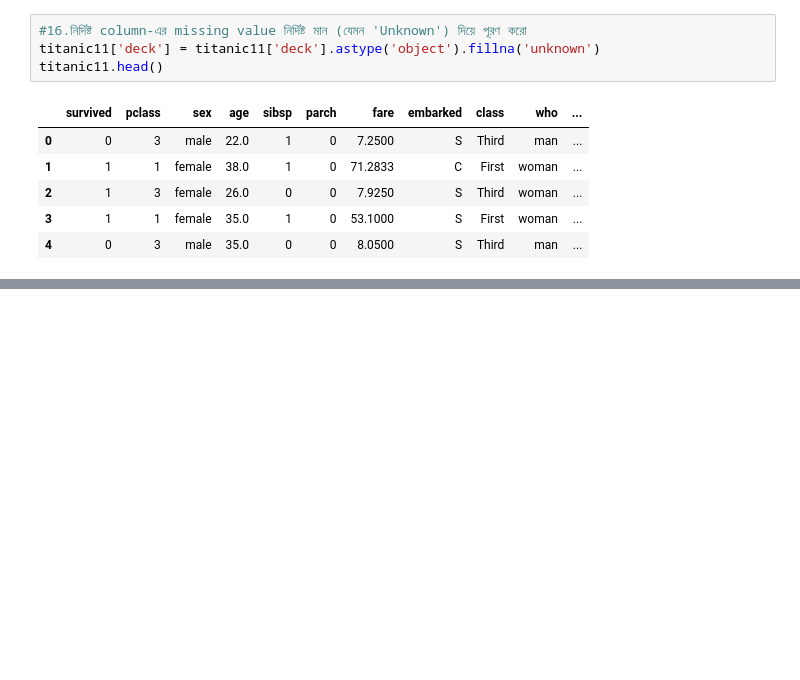
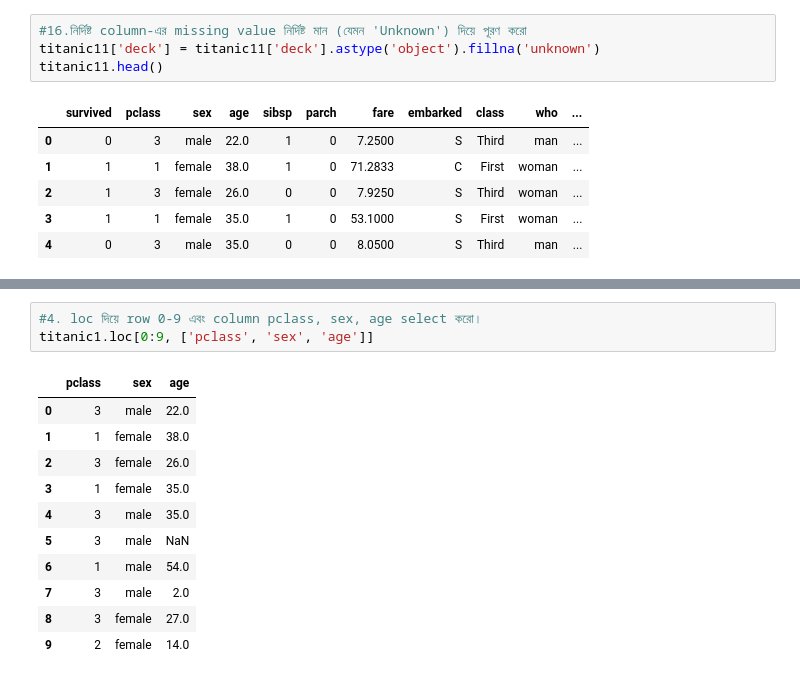
Before and after one commit to Md-Maruf-1727/LearningPractices, a Jupyter notebook: Course Assignments/homework1.ipynb, the cells around one changed output, grey strips where cells are left out. Cells and saved outputs as stored; diff of their text form; blank space fills up the shorter version.

```diff
--- a/Course Assignments/homework1.ipynb
+++ b/Course Assignments/homework1.ipynb
@@ -397,0 +446,15 @@ titanic11.head()
+# %%
+#4.	loc দিয়ে row 0-9 এবং column pclass, sex, age select করো।
+titanic1.loc[0:9, ['pclass', 'sex', 'age']]
+# %% [output]
+|  | pclass | sex | age |
+| 0 | 3 | male | 22.0 |
+| 1 | 1 | female | 38.0 |
+| 2 | 3 | female | 26.0 |
+| 3 | 1 | female | 35.0 |
+| 4 | 3 | male | 35.0 |
+| 5 | 3 | male | NaN |
+| 6 | 1 | male | 54.0 |
+| 7 | 3 | male | 2.0 |
+| 8 | 3 | female | 27.0 |
+| 9 | 2 | female | 14.0 |
```
Also changed, not shown: parts of 16 cells of this notebook.
